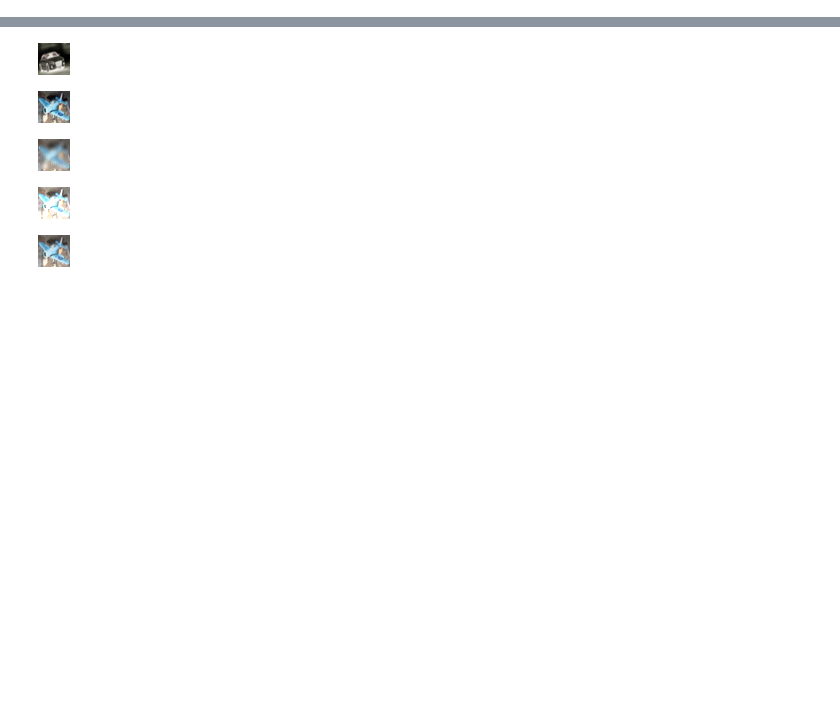
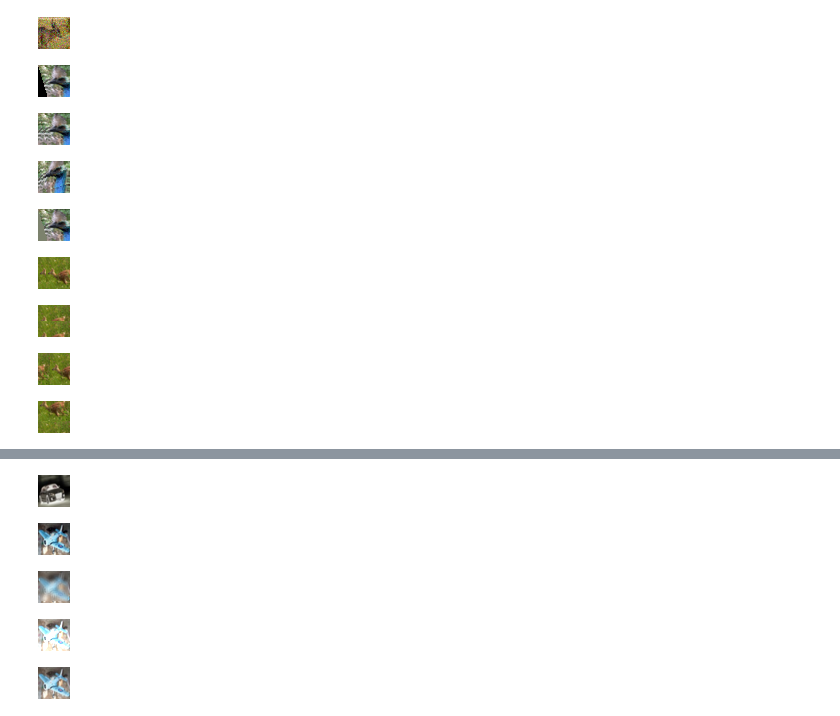
Before and after one commit to tinger529/cvpdl_final, a Jupyter notebook: yujen/Augmentations.ipynb, the cells around one changed output, grey strips where cells are left out. Drawn from its saved outputs; the diff is of its cells as text; code cells hidden in the pictures; blank space fills up the shorter version.

```diff
--- a/yujen/Augmentations.ipynb
+++ b/yujen/Augmentations.ipynb
@@ -55,3 +131,39 @@ img
+# %%
+gaussian_noise(img,1)
+# %% [output]
+[figure, added]
+# %%
+shear_x(img,0)
+# %% [output]
+[figure, added]
+# %%
+shear_fill_x(img,0)
+# %% [output]
+[figure, added]
+# %%
+shear_fill_y(img,1)
+# %% [output]
+[figure, added]
+# %%
+shear_fill_x2(img,0)
+# %% [output]
+[figure, added]
+# %%
+translate_x(img, 0.25)
+# %% [output]
+[figure, added]
+# %%
+translate_y(img, 0)
+# %% [output]
+[figure, added]
+# %%
+translate_fill_x(img, 0.1)
+# %% [output]
+[figure, added]
+# %%
+translate_fill_y(img, 0.9)
+# %% [output]
+[figure, added]
 # %%
 rotate_fill(img,1)
 # %% [output]
```
Also changed, not shown: parts of 10 cells of this notebook, 1 other file.
